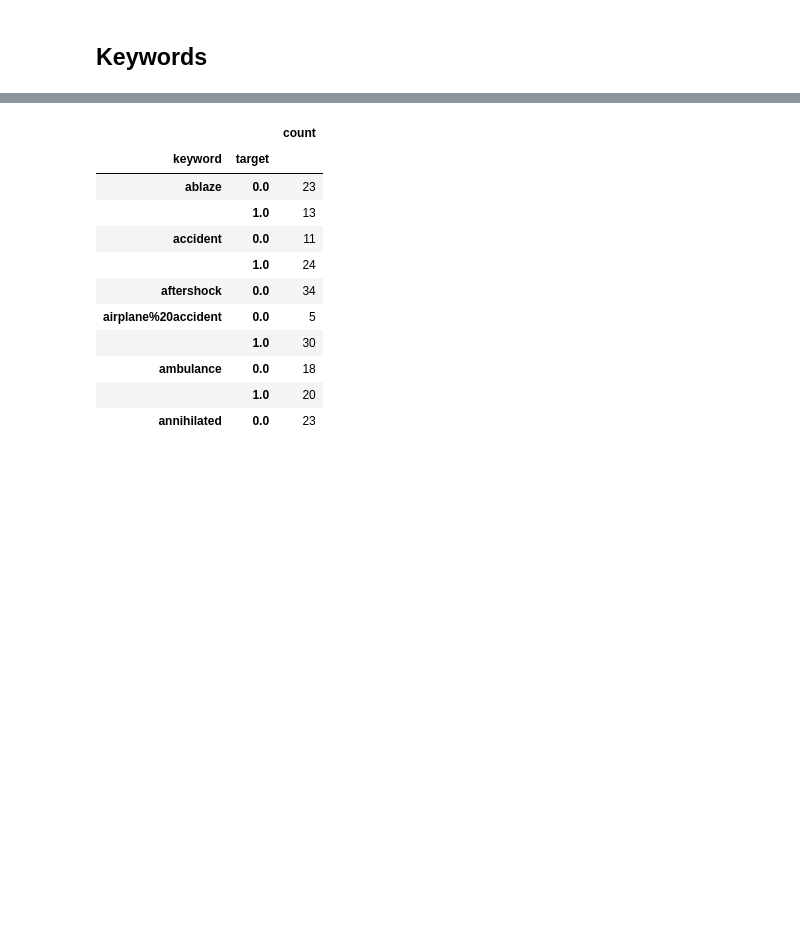
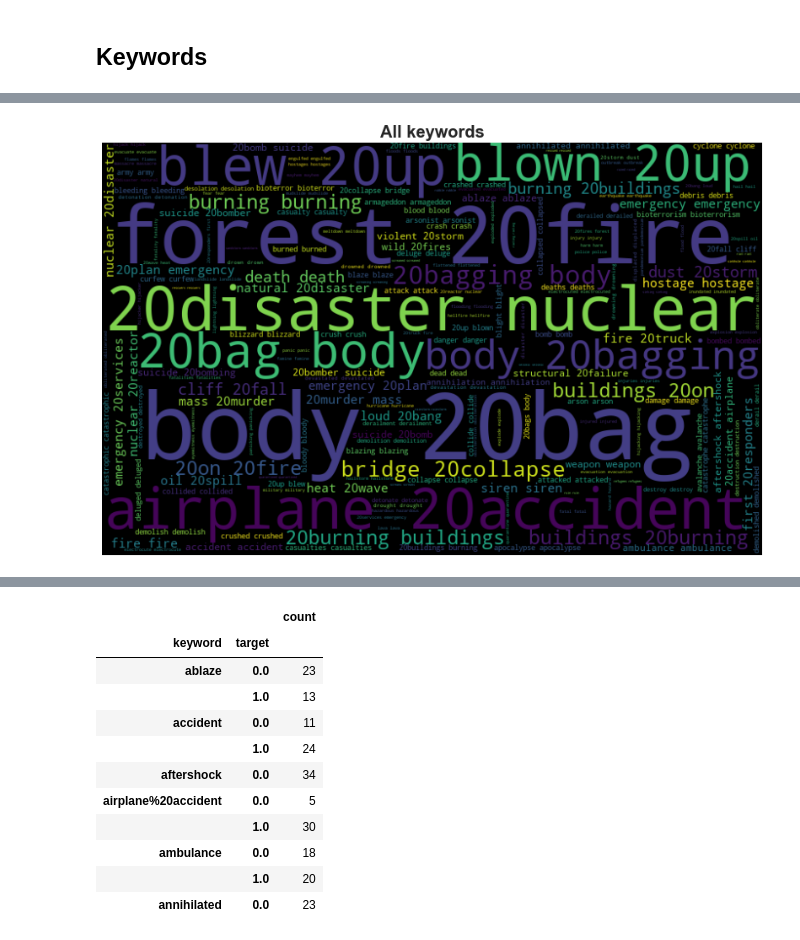
Before and after one commit to katebeloussmile/Learn3_2sem, a Jupyter notebook: ML/RGR/RGR.ipynb, the cells around one changed output, grey strips where cells are left out. Cells and saved outputs as stored; diff of their text form; code cells hidden in the pictures; blank space fills up the shorter version.

```diff
--- a/ML/RGR/RGR.ipynb
+++ b/ML/RGR/RGR.ipynb
@@ -283,0 +329,18 @@ train_duplicates.iloc[diff_label_idx]
+# %%
+# getting all the keywords from keyword column
+all_keywords = " ".join([keyword for keyword in full["keyword"].dropna()])
+
+# visualizing keywords
+word_cloud= WordCloud(width=800,
+                      height=500,
+                      max_font_size=112,
+                      random_state=24).generate(all_keywords)
+
+# plotting
+plt.figure(figsize=(16, 9))
+plt.title("All keywords", size=20, weight="bold")
+plt.imshow(word_cloud, interpolation="bilinear")
+plt.axis("off")
+plt.show()
+# %% [output]
+[figure, added]
```
Also changed, not shown: parts of 98 cells of this notebook, 13 other files.
